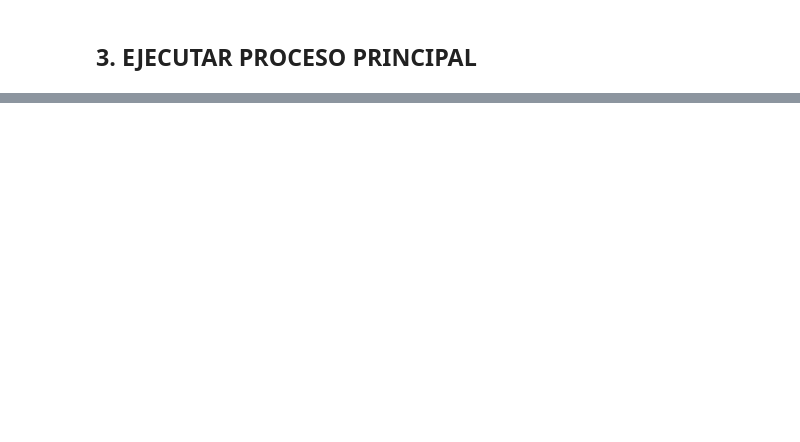
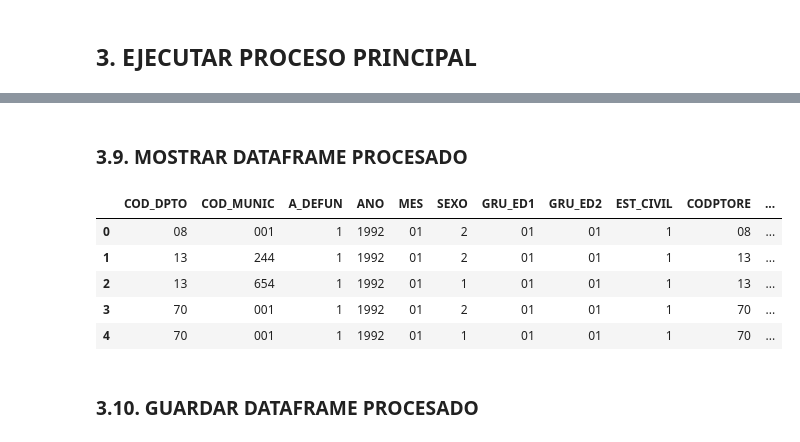
Before and after one commit to Geral2001/Proyecto_DSA, a Jupyter notebook: Analisis_Exp_Def_1992_1996.ipynb, the cells around one changed output, grey strips where cells are left out. Saved outputs shown, nothing was run; the diff lists cells and outputs as text; code cells hidden in the pictures; blank space fills up the shorter version.

```diff
--- a/Analisis_Exp_Def_1992_1996.ipynb
+++ b/Analisis_Exp_Def_1992_1996.ipynb
@@ -58,0 +675,10 @@ ANÁLISIS EXPLORATORIO DE DATOS - DEFUNCIONES 1979-1991
+# %%
+######################################
+# 3.4. Homologar lugar de residencia #
+######################################
+
+print("\n4. HOMOLOGANDO LUGAR DE RESIDENCIA...")
+print(f"   Registros antes: {len(df_defun):,}")
+df_defun = homologar_departamentos_residencia(df_defun, divipola_merge)
+print(f"   Registros después: {len(df_defun):,}")
+print(f"   Coincidencias: {(df_defun['NOMBRE_DEPARTAMENTO_RESIDENCIA'] != 'NO REGISTRA').sum():,}")
@@ -58,0 +780,23 @@ ANÁLISIS EXPLORATORIO DE DATOS - DEFUNCIONES 1979-1991
+# %%
+############################################
+# 3.7. Homologar con Lista 105 de Colombia #
+############################################
+
+print("\n7. HOMOLOGANDO CON LISTA 105 DE COLOMBIA...")
+try:
+    # Leer la Lista 105
+    ruta_lista105 = "data/raw/Referenciales/Lista_105_Colombia_CIE9-y-CIE10.xls"
+    df_lista105 = leer_lista_105(ruta_lista105)
+
+    # Mostrar muestra de la Lista 105
+    print(f"\n   Muestra de Lista 105 cargada:")
+    print(df_lista105[['No_Lista', 'Causa']].head(5))
+
+    # Homologar - crea el campo CAU_HOMOL_DESC
+    df_defun = homologar_causa_lista105(df_defun, df_lista105)
+
+    print(f"\n   ✅ Campo CAU_HOMOL_DESC creado exitosamente")
+
+except Exception as e:
+    print(f"\n   ⚠️ Error al cargar Lista 105: {e}")
+    print(f"   Se continuará sin este campo")
@@ -58,0 +821,14 @@ ANÁLISIS EXPLORATORIO DE DATOS - DEFUNCIONES 1979-1991
+# %% [markdown]
+### 3.9. MOSTRAR DATAFRAME PROCESADO
+# %%
+pd.set_option('display.max_columns', None)
+display(df_defun.head())
+# %% [output]
+|  | COD_DPTO | COD_MUNIC | A_DEFUN | ANO | MES | SEXO | GRU_ED1 | GRU_ED2 | EST_CIVIL | CODPTORE | ... |
+| 0 | 08 | 001 | 1 | 1992 | 01 | 2 | 01 | 01 | 1 | 08 | ... |
+| 1 | 13 | 244 | 1 | 1992 | 01 | 2 | 01 | 01 | 1 | 13 | ... |
+| 2 | 13 | 654 | 1 | 1992 | 01 | 1 | 01 | 01 | 1 | 13 | ... |
+| 3 | 70 | 001 | 1 | 1992 | 01 | 2 | 01 | 01 | 1 | 70 | ... |
+| 4 | 70 | 001 | 1 | 1992 | 01 | 1 | 01 | 01 | 1 | 70 | ... |
+# %% [markdown]
+### 3.10. GUARDAR DATAFRAME PROCESADO
```
Also changed, not shown: parts of 32 cells of this notebook.
